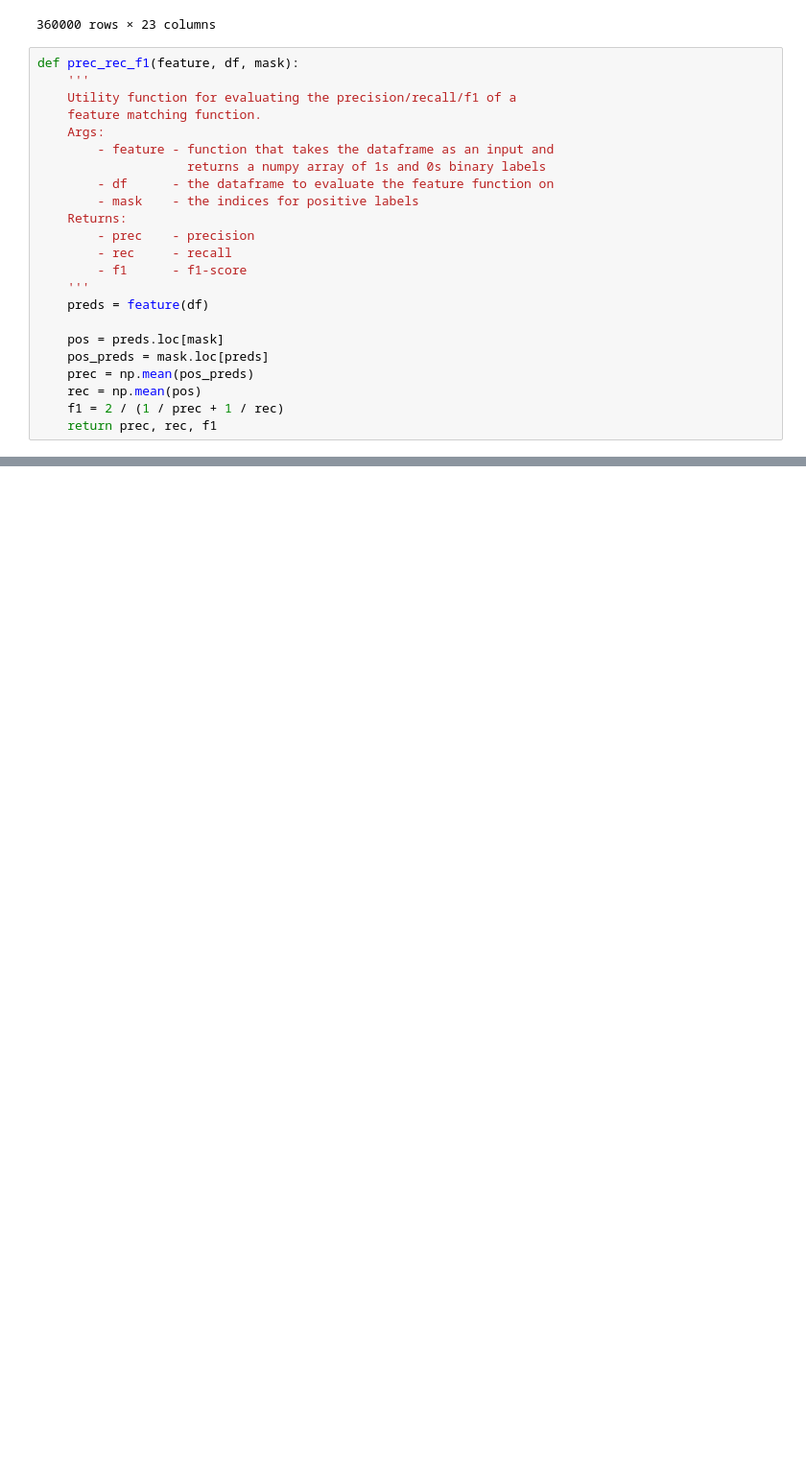
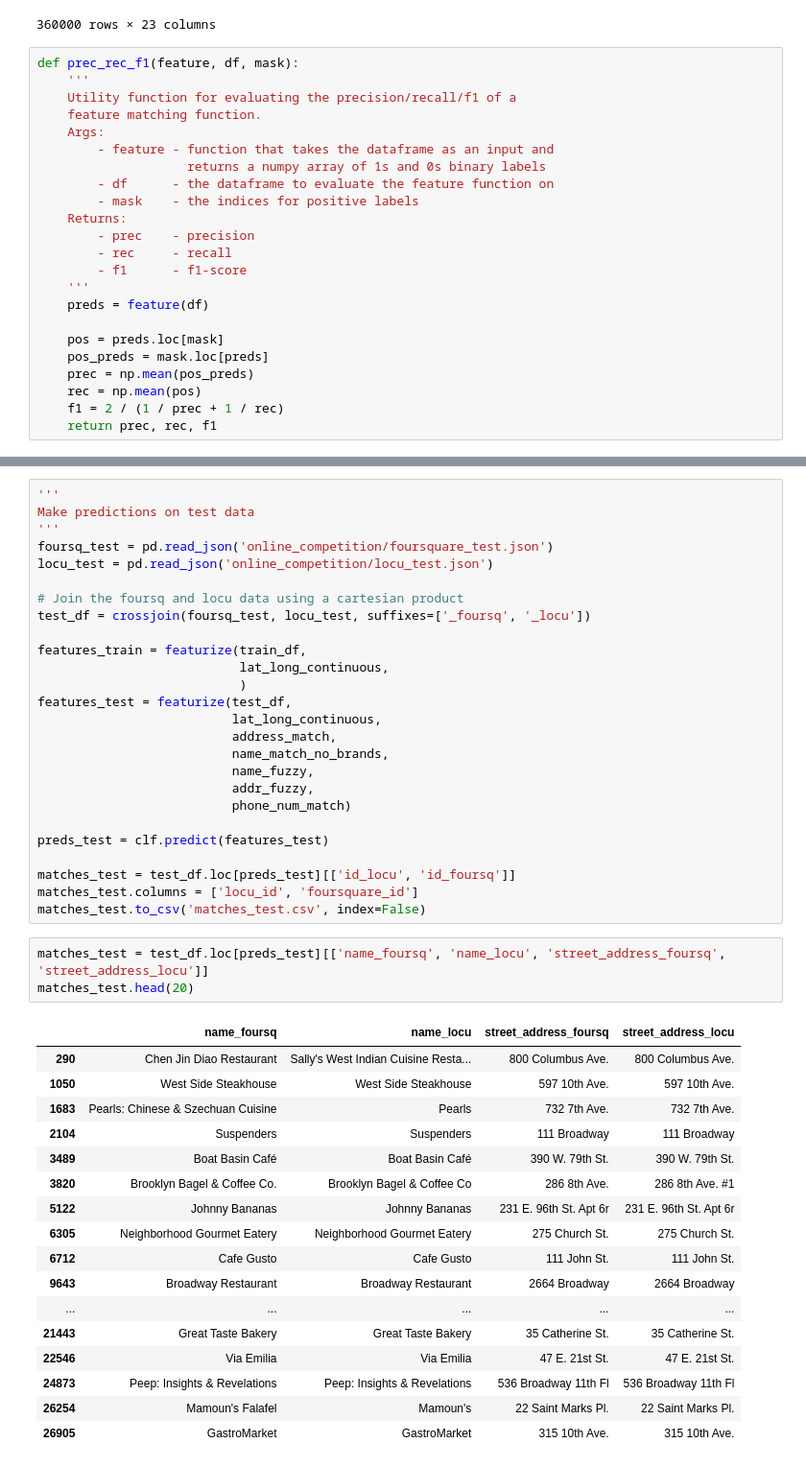
Before and after one commit to rz1993/coms4121_hw3, a Jupyter notebook: eda.ipynb, the cells around one changed output, grey strips where cells are left out. Shown at 96% size. Drawn from its saved outputs; the diff is of its cells as text; blank space fills up the shorter version.

```diff
--- a/eda.ipynb
+++ b/eda.ipynb
@@ -191,0 +334,47 @@ print(prec_rec_f1(agg_feature, train_df, mask))
+# %%
+'''
+Make predictions on test data
+'''
+foursq_test = pd.read_json('online_competition/foursquare_test.json')
+locu_test = pd.read_json('online_competition/locu_test.json')
+
+# Join the foursq and locu data using a cartesian product
+test_df = crossjoin(foursq_test, locu_test, suffixes=['_foursq', '_locu'])
+
+features_train = featurize(train_df,
+                           lat_long_continuous,
+                           )
+features_test = featurize(test_df,
+                          lat_long_continuous,
+                          address_match,
+                          name_match_no_brands,
+                          name_fuzzy,
+                          addr_fuzzy,
+                          phone_num_match)
+
+preds_test = clf.predict(features_test)
+
+matches_test = test_df.loc[preds_test][['id_locu', 'id_foursq']]
+matches_test.columns = ['locu_id', 'foursquare_id']
+matches_test.to_csv('matches_test.csv', index=False)
+# %%
+matches_test = test_df.loc[preds_test][['name_foursq', 'name_locu', 'street_address_foursq', 'street_address_locu']]
+matches_test.head(20)
+# %% [output]
+|  | name_foursq | name_locu | street_address_foursq | street_address_locu |
+| 290 | Chen Jin Diao Restaurant | Sally's West Indian Cuisine Resta... | 800 Columbus Ave. | 800 Columbus Ave. |
+| 1050 | West Side Steakhouse | West Side Steakhouse | 597 10th Ave. | 597 10th Ave. |
+| 1683 | Pearls: Chinese & Szechuan Cuisine | Pearls | 732 7th Ave. | 732 7th Ave. |
+| 2104 | Suspenders | Suspenders | 111 Broadway | 111 Broadway |
+| 3489 | Boat Basin Café | Boat Basin Café | 390 W. 79th St. | 390 W. 79th St. |
+| 3820 | Brooklyn Bagel & Coffee Co. | Brooklyn Bagel & Coffee Co | 286 8th Ave. | 286 8th Ave. #1 |
+| 5122 | Johnny Bananas | Johnny Bananas | 231 E. 96th St. Apt 6r | 231 E. 96th St. Apt 6r |
+| 6305 | Neighborhood Gourmet Eatery | Neighborhood Gourmet Eatery | 275 Church St. | 275 Church St. |
+| 6712 | Cafe Gusto | Cafe Gusto | 111 John St. | 111 John St. |
+| 9643 | Broadway Restaurant | Broadway Restaurant | 2664 Broadway | 2664 Broadway |
+| ... | ... | ... | ... | ... |
+| 21443 | Great Taste Bakery | Great Taste Bakery | 35 Catherine St. | 35 Catherine St. |
+| 22546 | Via Emilia | Via Emilia | 47 E. 21st St. | 47 E. 21st St. |
+| 24873 | Peep: Insights & Revelations | Peep: Insights & Revelations | 536 Broadway 11th Fl | 536 Broadway 11th Fl |
+| 26254 | Mamoun's Falafel | Mamoun's | 22 Saint Marks Pl. | 22 Saint Marks Pl. |
+| 26905 | GastroMarket | GastroMarket | 315 10th Ave. | 315 10th Ave. |
```
Also changed, not shown: parts of 12 cells of this notebook, 1 other file.
